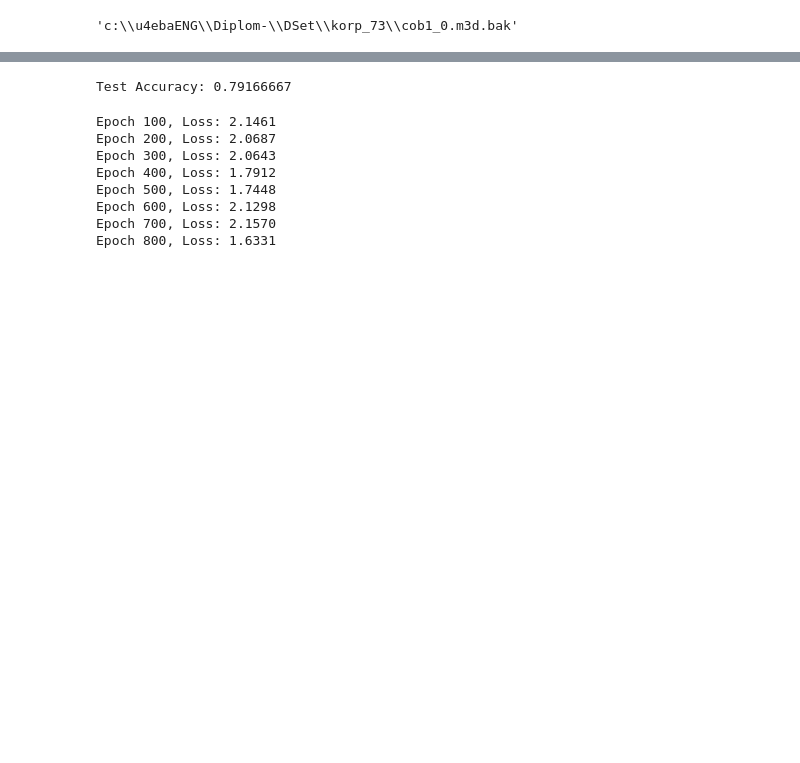
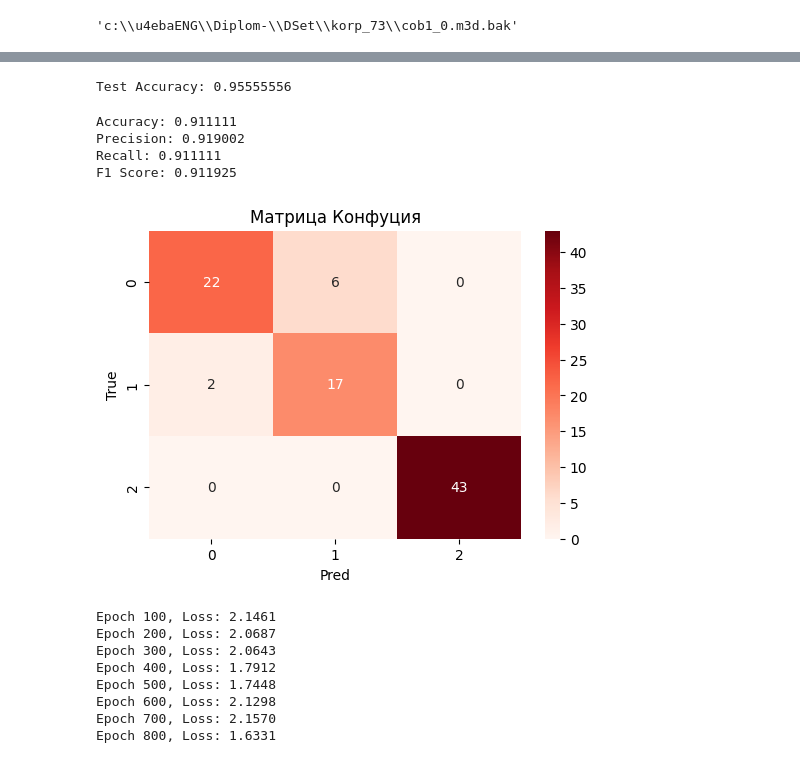
Before and after one commit to iidf17/Diplom-, a Jupyter notebook: k_parser.ipynb, the cells around one changed output, grey strips where cells are left out. Drawn from its saved outputs; the diff is of its cells as text; code cells hidden in the pictures; blank space fills up the shorter version.

```diff
--- a/k_parser.ipynb
+++ b/k_parser.ipynb
@@ -399,16 +415,66 @@ plt.show()
-# %%
-model.eval()
-correct = 0
-total = 0
-for data in test_loader:
-    out = model(data.x, data.edge_index, data.batch)
-    pred = out.argmax(dim=1)
-    correct += int((pred == data.y).sum())
-    total += data.y.size(0)
-
-print(f"Test Accuracy: {correct / total:.8f}")
-# %% [output]
-Test Accuracy: 0.79166667
+# %%
+model.eval()
+correct = 0
+total = 0
+for data in test_loader:
+    out = model(data.x, data.edge_index, data.batch)
+    pred = out.argmax(dim=1)
+    correct += int((pred == data.y).sum())
+    total += data.y.size(0)
+
+print(f"Test Accuracy: {correct / total:.8f}")
+# %% [output]
+Test Accuracy: 0.95555556
+# %%
+from sklearn.metrics import accuracy_score
+y_true = []
+y_pred = []
+
+test_loader = DataLoader(test+val, batch_size=16)
+
+from sklearn.metrics import precision_score, recall_score, f1_score
+with torch.no_grad():
+    for data in test_loader:
+        # Get the true labels
+        y_true.extend(data.y.tolist())
+
+        # Get the model predictions
+        out = model(data.x, data.edge_index, data.batch)
+        pred = out.argmax(dim=1).tolist()
+        y_pred.extend(pred)
+
+assert len(y_true) == len(y_pred), "Inconsistent number of samples in y_true and y_pred"
+# Calculate metrics
+precision = precision_score(y_true, y_pred, average='weighted')
+recall = recall_score(y_true, y_pred, average='weighted')
+f1 = f1_score(y_true, y_pred, average='weighted')
+acc = accuracy_score(y_true, y_pred)
+
+print(f"Accuracy: {acc:.6f}")
+
+# Print the results
+print(f"Precision: {precision:.6f}")
+print(f"Recall: {recall:.6f}")
+print(f"F1 Score: {f1:.6f}")
+# %% [output]
+Accuracy: 0.911111
+Precision: 0.919002
+Recall: 0.911111
+F1 Score: 0.911925
+# %%
+from sklearn.metrics import confusion_matrix
+import seaborn as sns
+
+cm = confusion_matrix(y_true, y_pred)
+
+plt.figure(figsize=(6,4))
+sns.heatmap(cm, annot=True, cmap='Reds')
+plt.xlabel('Pred')
+plt.ylabel('True')
+plt.title('Матрица Конфуция')
+plt.show()
+# %% [output]
+[figure, added]
 # %%
 ### Далее неактуальное
 
```
Also changed, not shown: parts of 10 cells of this notebook, 1 other file.
